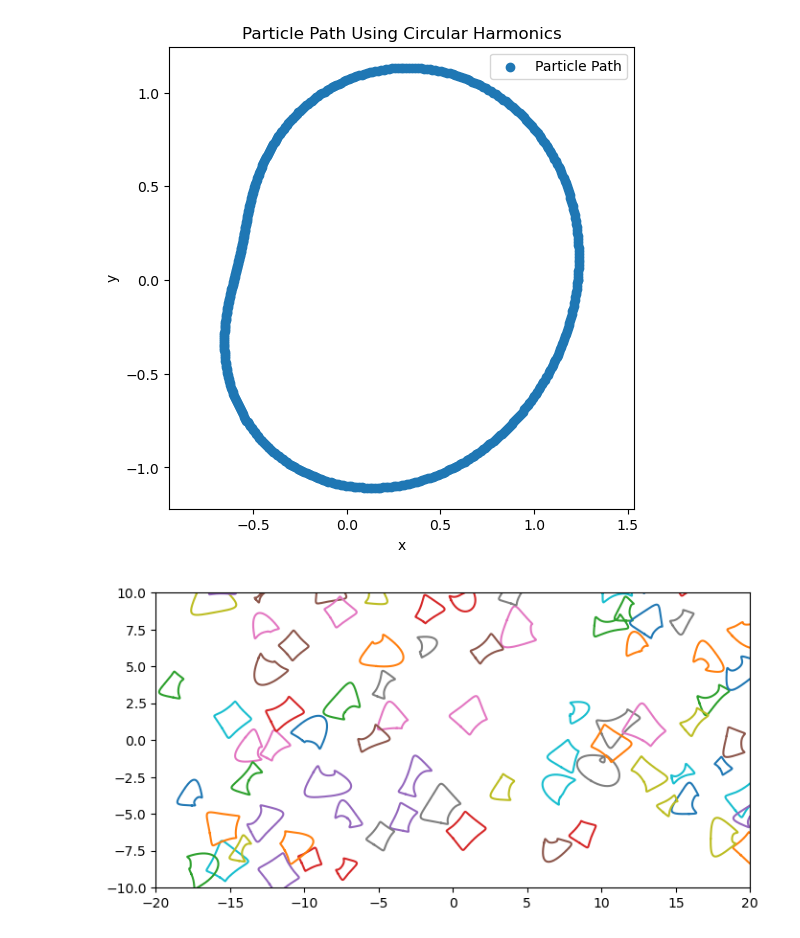
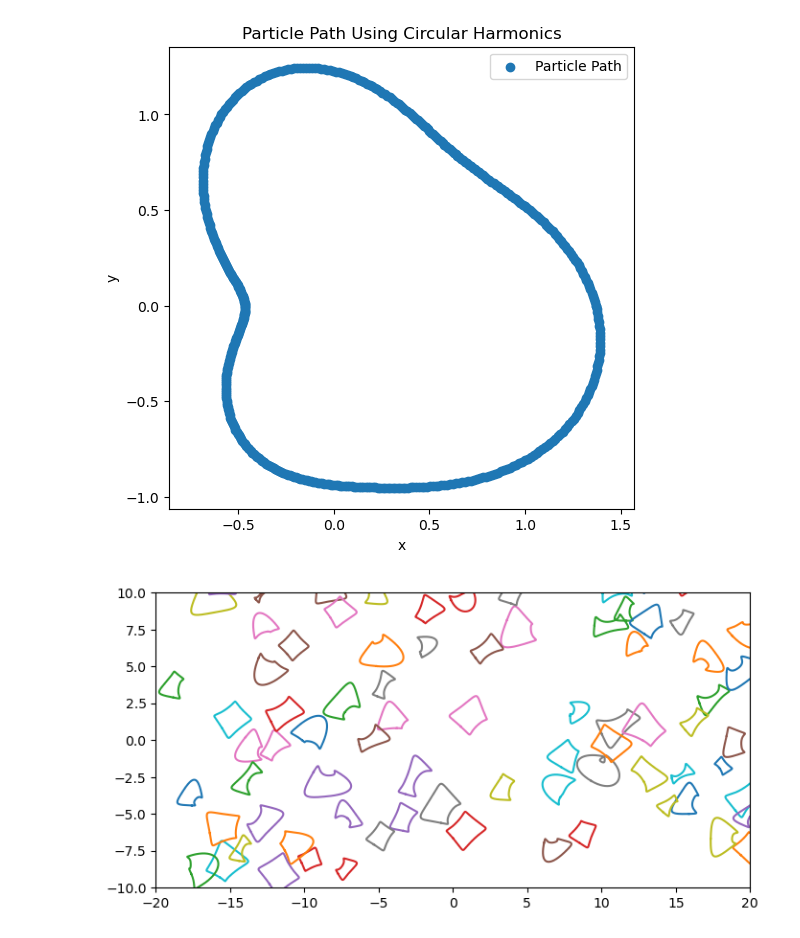
Before and after one commit to tirtho109/SHPSG_test1, a Jupyter notebook: test.ipynb, the cells around one changed output. Drawn from its saved outputs; the diff is of its cells as text; code cells hidden in the pictures.

```diff
--- a/test.ipynb
+++ b/test.ipynb
@@ -3,35 +3,35 @@ import numpy as np
 import matplotlib.pyplot as plt
 
 np.random.seed(100)
 
 def circular_harmonics(theta, a0, an, bn, n_terms):
     result = a0
     for n in range(1, n_terms + 1):
         result += an[n - 1] * np.cos(n * theta) + bn[n - 1] * np.sin(n * theta)
     return result
 
 a0 = 1
-n_terms = 2
+n_terms = 3
 an = np.random.uniform(-0.5, 1, n_terms)
 bn = np.random.uniform(-0.1, 0.1, n_terms)
 
 theta = np.linspace(0, 2 * np.pi, 500)
 
 r = circular_harmonics(theta, a0, an, bn, n_terms)
 
 x = r * np.cos(theta)
 y = r * np.sin(theta)
 
 plt.figure(figsize=(6, 6))
 plt.scatter(x, y, label="Particle Path")
 plt.title("Particle Path Using Circular Harmonics")
 plt.xlabel("x")
 plt.ylabel("y")
 plt.axis("equal")
 plt.legend()
 plt.show()
 # %% [output]
-[figure, old version]
+[figure, new version]
 # %%
 # ref: https://stackoverflow.com/questions/72590426/non-overlapping-random-shapes-on-2d-plane
 
```
Also changed, not shown: parts of 2 cells of this notebook, 11 other files.
